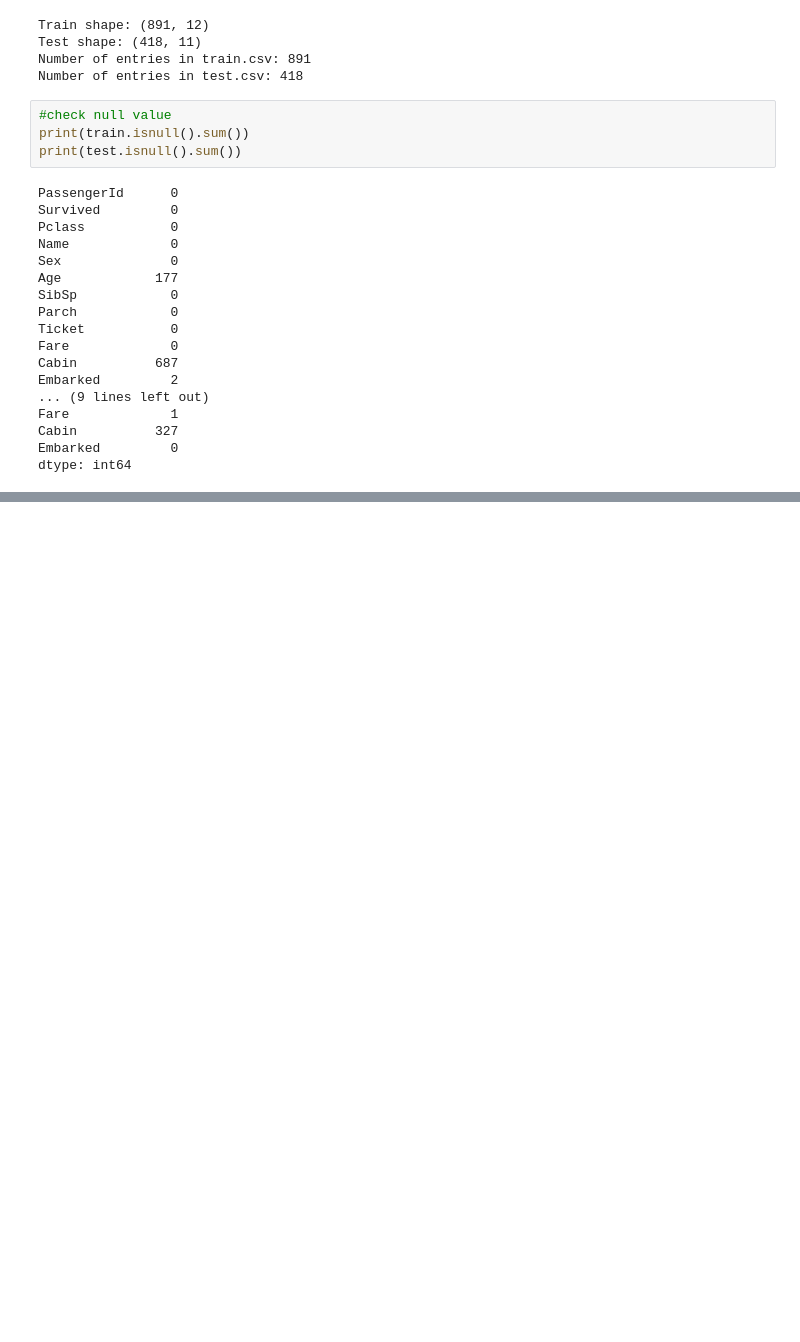
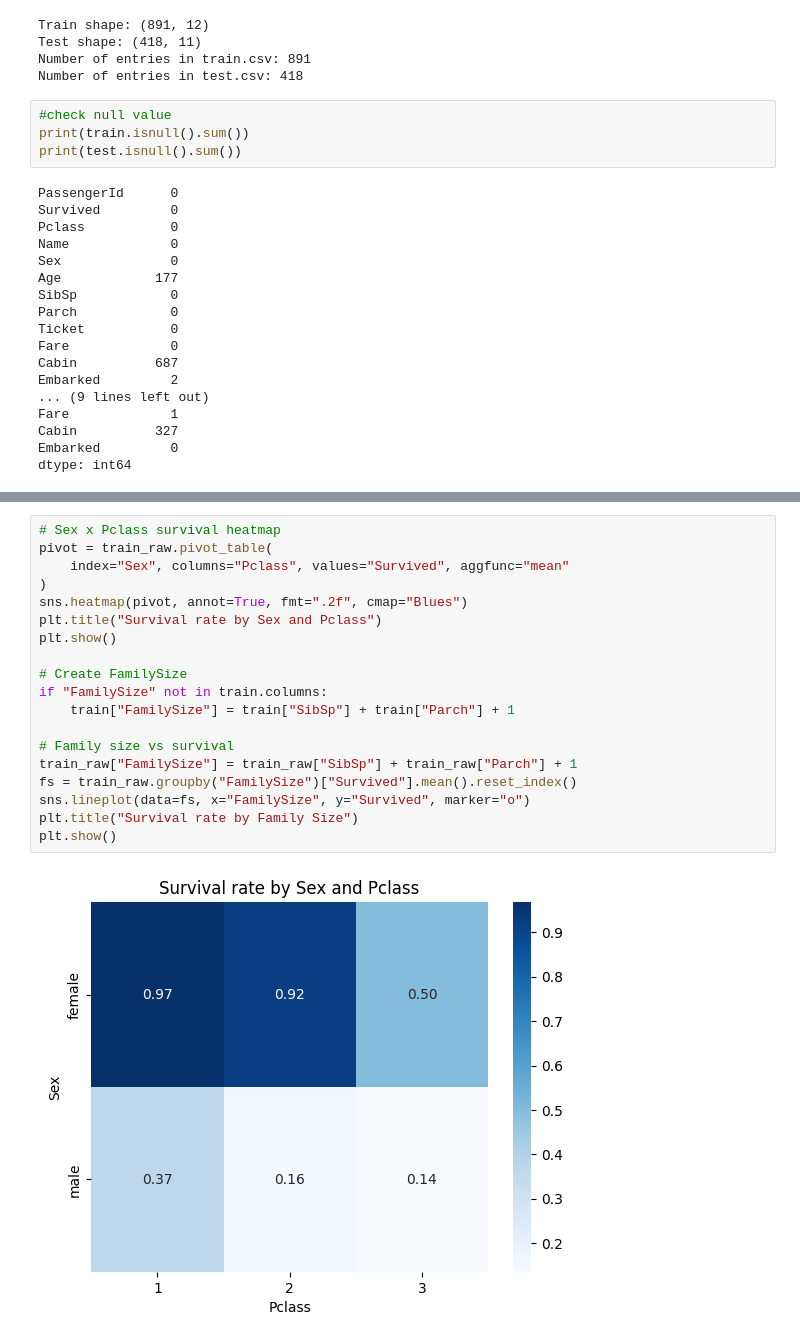
Before and after one commit to GarimaSharda/Kaggle-Knowledge-Project-Titanic, a Jupyter notebook: Kaggle_Titanic_project.ipynb, the cells around one changed output, grey strips where cells are left out. Cells and saved outputs as stored; diff of their text form; blank space fills up the shorter version.

```diff
--- a/Kaggle_Titanic_project.ipynb
+++ b/Kaggle_Titanic_project.ipynb
@@ -542,0 +230,21 @@ submission.to_csv("submission_tuned_rf.csv", index=False)
+# %%
+# Sex x Pclass survival heatmap
+pivot = train_raw.pivot_table(
+    index="Sex", columns="Pclass", values="Survived", aggfunc="mean"
+)
+sns.heatmap(pivot, annot=True, fmt=".2f", cmap="Blues")
+plt.title("Survival rate by Sex and Pclass")
+plt.show()
+
+# Create FamilySize
+if "FamilySize" not in train.columns:
+    train["FamilySize"] = train["SibSp"] + train["Parch"] + 1
+
+# Family size vs survival
+train_raw["FamilySize"] = train_raw["SibSp"] + train_raw["Parch"] + 1
+fs = train_raw.groupby("FamilySize")["Survived"].mean().reset_index()
+sns.lineplot(data=fs, x="FamilySize", y="Survived", marker="o")
+plt.title("Survival rate by Family Size")
+plt.show()
+# %% [output]
+[figure, added]
```
Also changed, not shown: parts of 59 cells of this notebook.
